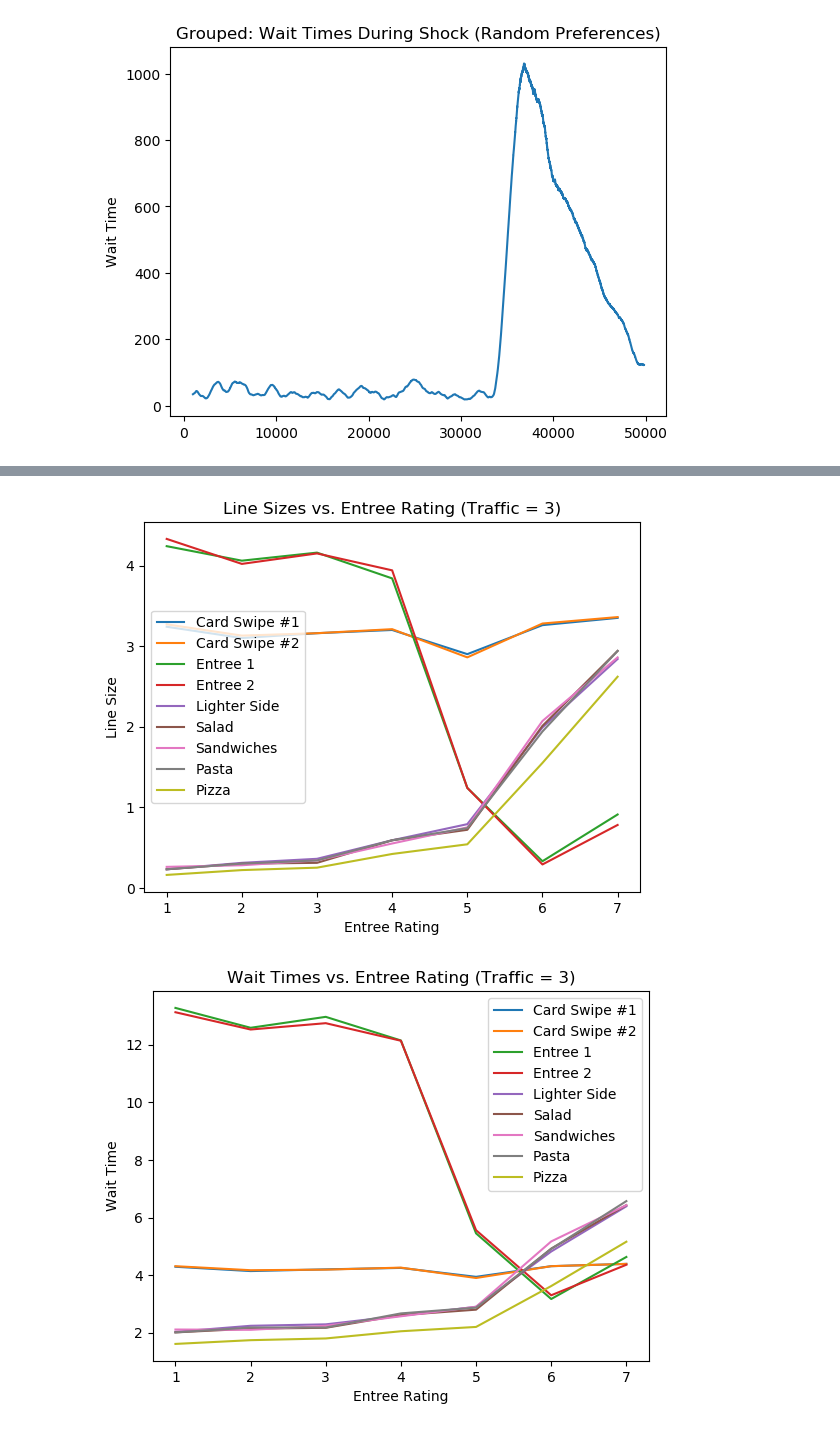
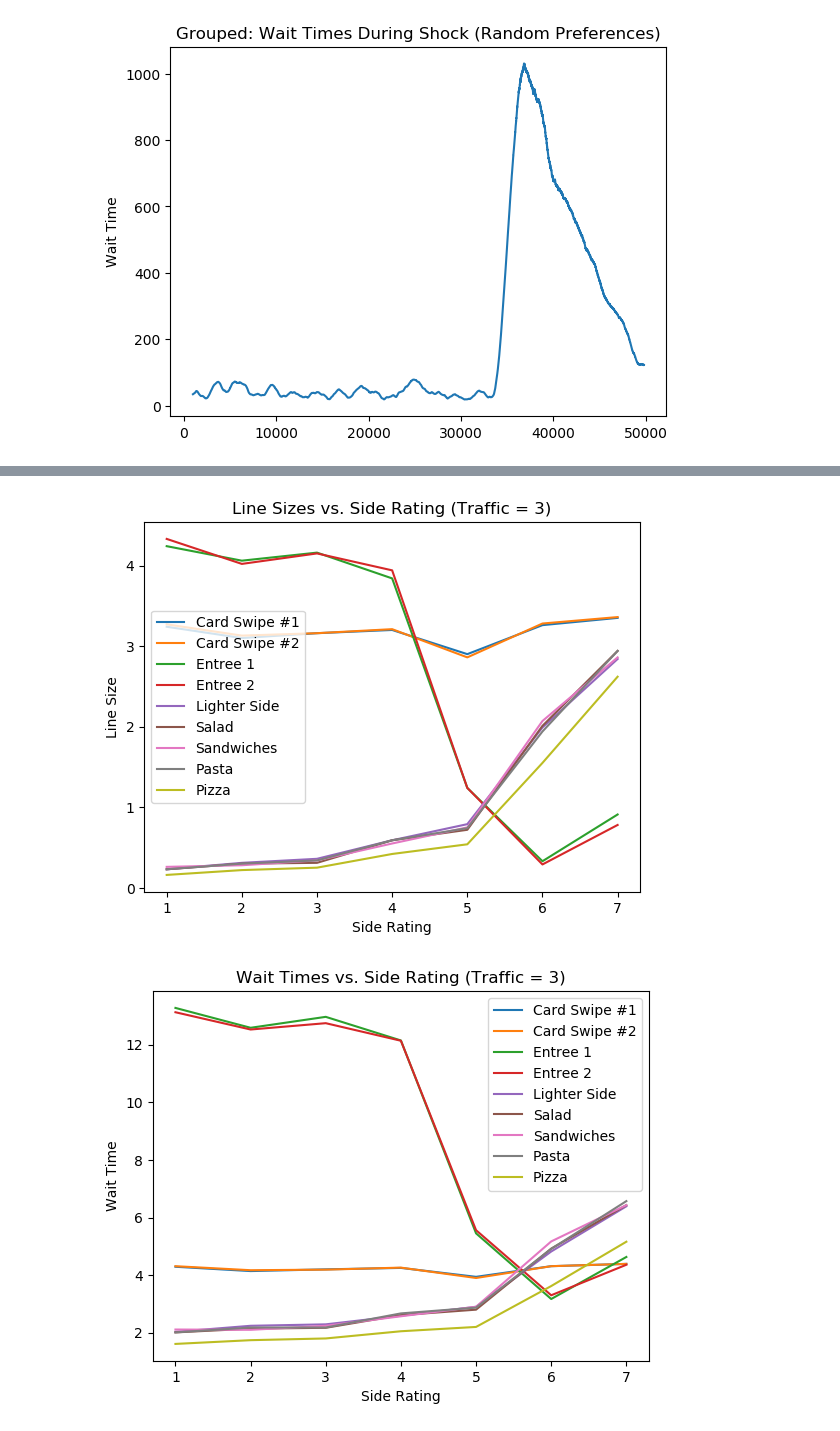
Before and after one commit to nathanielcrosby/COSC-223_Final, a Jupyter notebook: Plots.ipynb, the cells around one changed output, grey strips where cells are left out. Cells and saved outputs as stored; diff of their text form; code cells hidden in the pictures.

```diff
--- a/Plots.ipynb
+++ b/Plots.ipynb
@@ -538,9 +549,9 @@ values = np.asarray(values)
 
 # Meal Rating vs. Line Size
 plt.plot(values[:,2], values[:,0])
-plt.title("Line Size vs. Entree Rating (Traffic = 3)")
-plt.xlabel("Entree Rating")
-plt.ylabel("Line Size")
+plt.title("Wait Times vs. Side Rating (Traffic = 3)")
+plt.xlabel("Side Rating")
+plt.ylabel("Wait Times")
 plt.show()
 
 line_size = meal_servers.iloc[::2,:]
@@ -556,11 +567,11 @@ plt.plot(line_size['entree_rating'], line_size['Station 6'], label="Salad")
 plt.plot(line_size['entree_rating'], line_size['Station 7'], label="Sandwiches")
 plt.plot(line_size['entree_rating'], line_size['Station 8'], label="Pasta")
 plt.plot(line_size['entree_rating'], line_size['Station 9 '], label="Pizza")
-plt.title("Line Sizes vs. Entree Rating (Traffic = 3)")
-plt.xlabel("Entree Rating")
+plt.title("Line Sizes vs. Side Rating (Traffic = 3)")
+plt.xlabel("Side Rating")
 plt.ylabel("Line Size")
 plt.legend()
-plt.savefig("Line Sizes vs Entree Rating (Traffic = 3)")
+plt.savefig("Line Sizes vs Side Rating (Traffic = 3)")
 plt.show()
 
 
@@ -573,19 +584,19 @@ plt.plot(wait_times['entree_rating'], wait_times['Station 6'], label="Salad")
 plt.plot(wait_times['entree_rating'], wait_times['Station 7'], label="Sandwiches")
 plt.plot(wait_times['entree_rating'], wait_times['Station 8'], label="Pasta")
 plt.plot(wait_times['entree_rating'], wait_times['Station 9 '], label="Pizza")
-plt.title("Wait Times vs. Entree Rating (Traffic = 3)")
-plt.xlabel("Entree Rating")
+plt.title("Wait Times vs. Side Rating (Traffic = 3)")
+plt.xlabel("Side Rating")
 plt.ylabel("Wait Time")
 plt.legend( )
-plt.savefig("Wait Times vs Entree Rating (Traffic = 3)")
+plt.savefig("Wait Times vs Side Rating (Traffic = 3)")
 plt.show()
 
 
 
 plt.plot(values[:,2], values[:,1])
-plt.title("Satisfaction vs. Entree Rating (Traffic = 3)")
+plt.title("Satisfaction vs. Side Rating (Traffic = 3)")
 plt.xlabel("Entree Rating")
 plt.ylabel("Satisfaction")
-plt.savefig("Satisfaction vs Entree Rating (Traffic = 3)")
+plt.savefig("Satisfaction vs Side Rating (Traffic = 3)")
 plt.show()
 # %% [output]
@@ -593,2 +604,2 @@ plt.show()
-[figure, old version]
+[figure, new version]
-[figure, old version]
+[figure, new version]
```
Also changed, not shown: parts of 4 cells of this notebook, 4 other files.
